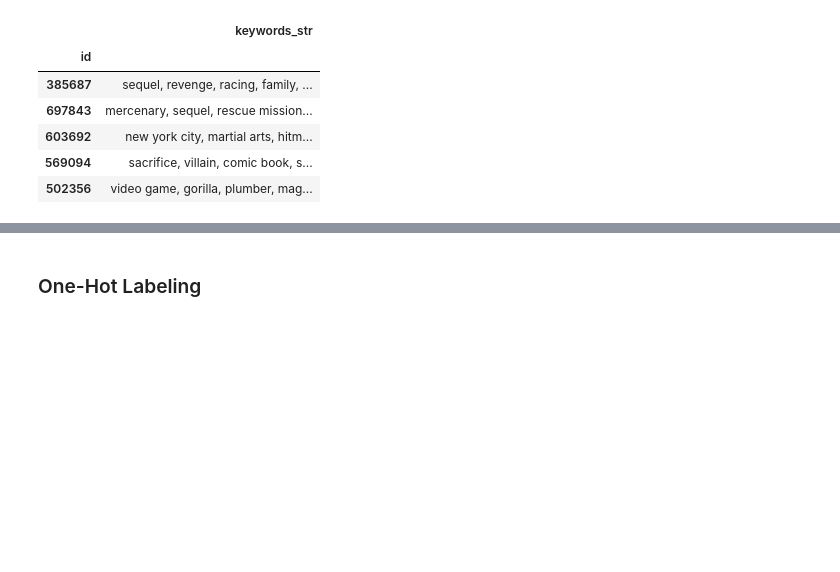
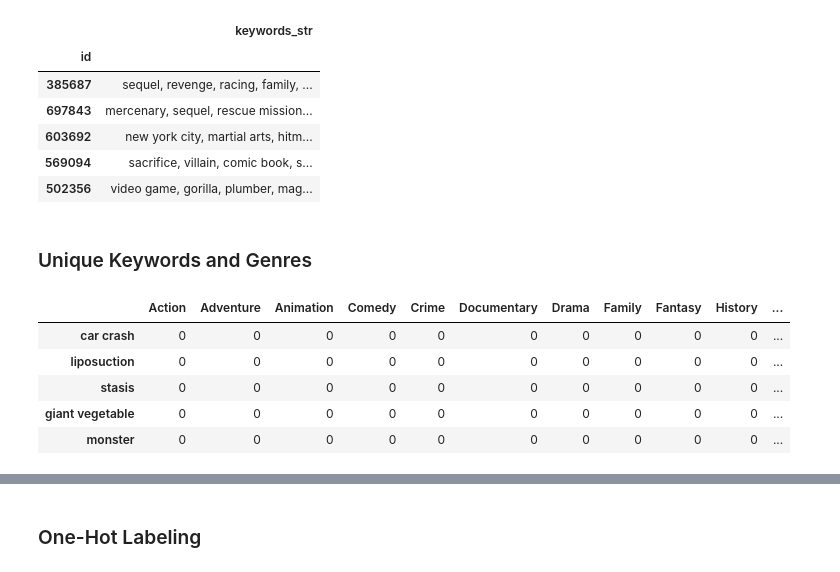
Before and after one commit to fadeeva/normal_projects, a Jupyter notebook: Popular_10000_movies_listed_on_TMDb/Data_Prepare.ipynb, the cells around one changed output, grey strips where cells are left out. Cells and saved outputs as stored; diff of their text form; code cells hidden in the pictures; blank space fills up the shorter version.

```diff
--- a/Popular_10000_movies_listed_on_TMDb/Data_Prepare.ipynb
+++ b/Popular_10000_movies_listed_on_TMDb/Data_Prepare.ipynb
@@ -541,3 +533,15 @@ df.head()
 | 502356 | video game, gorilla, plumber, mag... |
 # %%
 df.to_csv('data/keywords_str.csv')
+# %% [markdown]
+### Unique Keywords and Genres
+# %%
+uk = pd.DataFrame(0, index=unique_keywords, columns=[unique_genres])
+uk.head()
+# %% [output]
+|  | Action | Adventure | Animation | Comedy | Crime | Documentary | Drama | Family | Fantasy | History | ... |
+| car crash | 0 | 0 | 0 | 0 | 0 | 0 | 0 | 0 | 0 | 0 | ... |
+| liposuction | 0 | 0 | 0 | 0 | 0 | 0 | 0 | 0 | 0 | 0 | ... |
+| stasis | 0 | 0 | 0 | 0 | 0 | 0 | 0 | 0 | 0 | 0 | ... |
+| giant vegetable | 0 | 0 | 0 | 0 | 0 | 0 | 0 | 0 | 0 | 0 | ... |
+| monster | 0 | 0 | 0 | 0 | 0 | 0 | 0 | 0 | 0 | 0 | ... |
```
Also changed, not shown: parts of 11 cells of this notebook.
